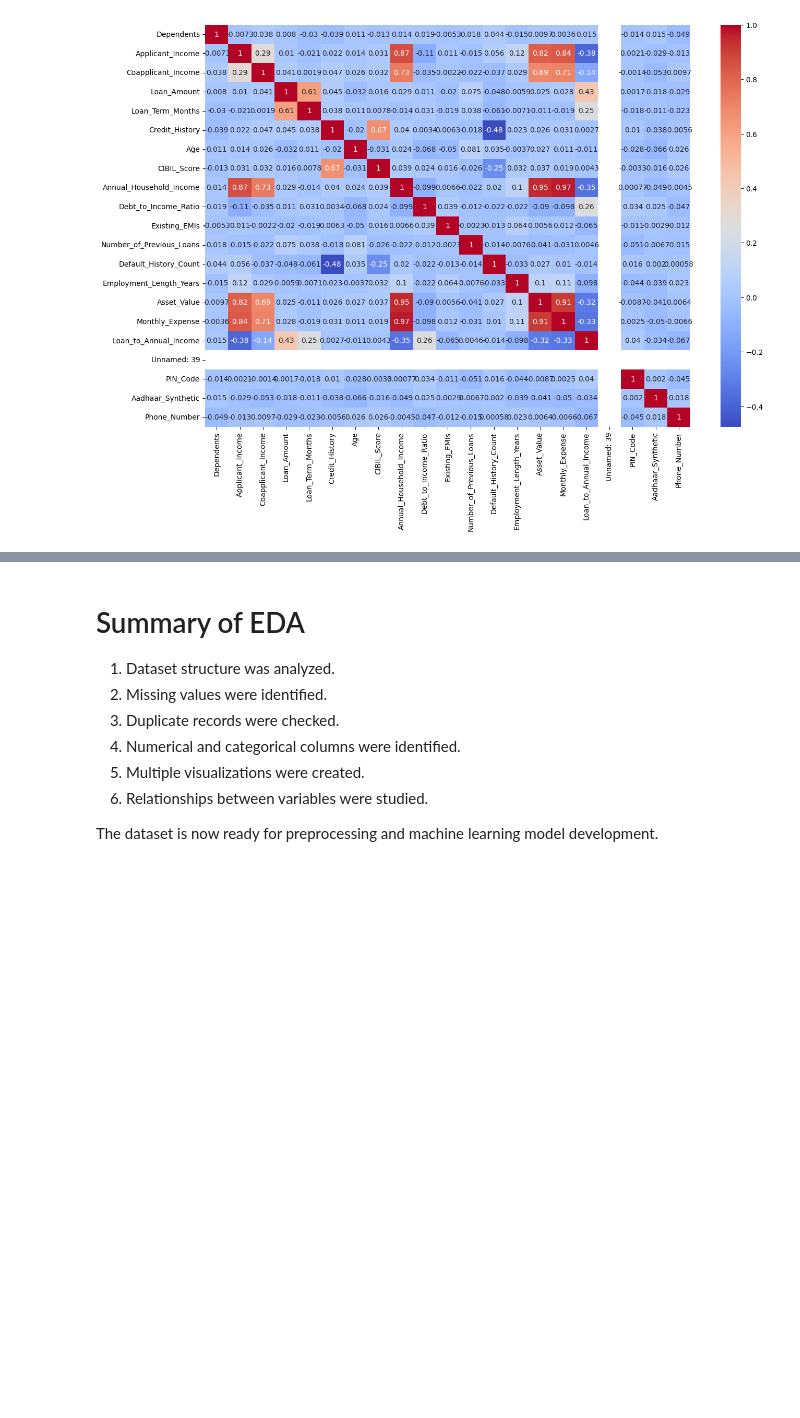
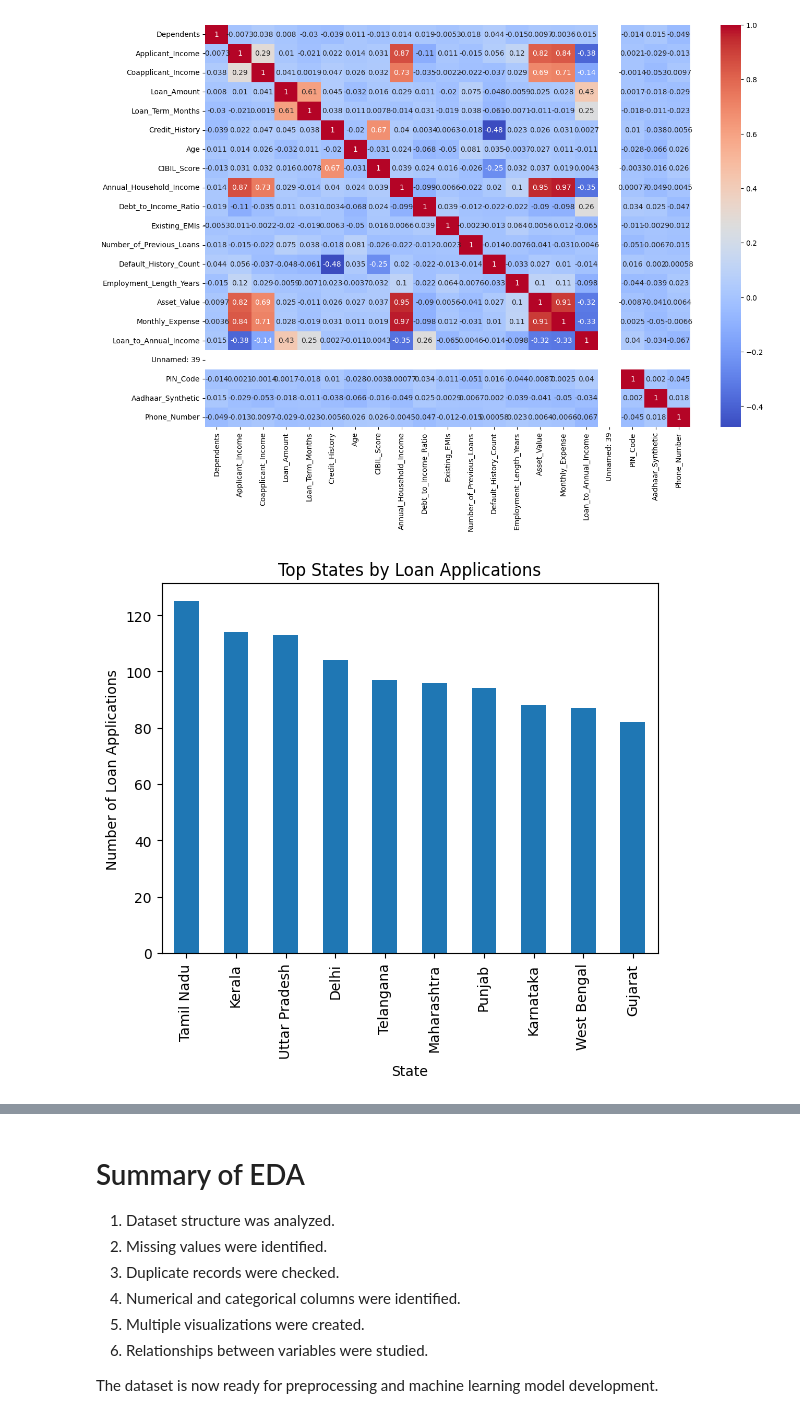
Before and after one commit to Sowmyasri11/Intelligent_Loan_Analytics_and_Prediction_System_using_Machine_Learning, a Jupyter notebook: notebooks/eda.ipynb, the cells around one changed output, grey strips where cells are left out. Cells and saved outputs as stored; diff of their text form; code cells hidden in the pictures; blank space fills up the shorter version.

Commit message:
Update exploratory data analysis notebook

```diff
--- a/notebooks/eda.ipynb
+++ b/notebooks/eda.ipynb
@@ -333,3 +333,12 @@ sns.heatmap(
 plt.show()
 # %% [output]
 [figure]
+# %%
+#State wise loan trends
+data['State'].value_counts().head(10).plot(kind='bar')
+plt.title("Top States by Loan Applications")
+plt.xlabel("State")
+plt.ylabel("Number of Loan Applications")
+plt.show()
+# %% [output]
+[figure, added]
```
Also changed, not shown: parts of 40 cells of this notebook.
